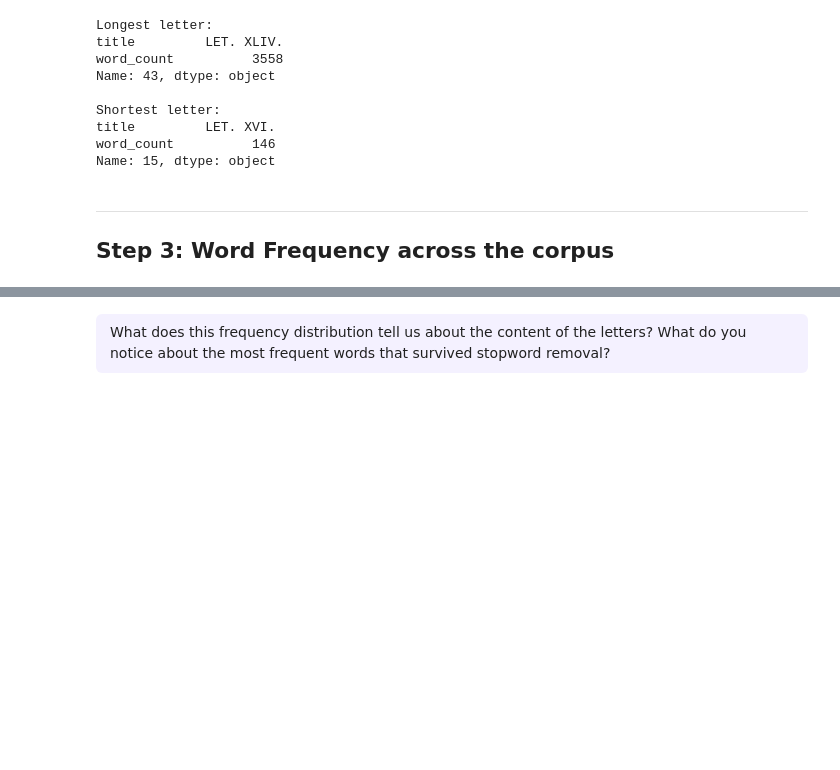
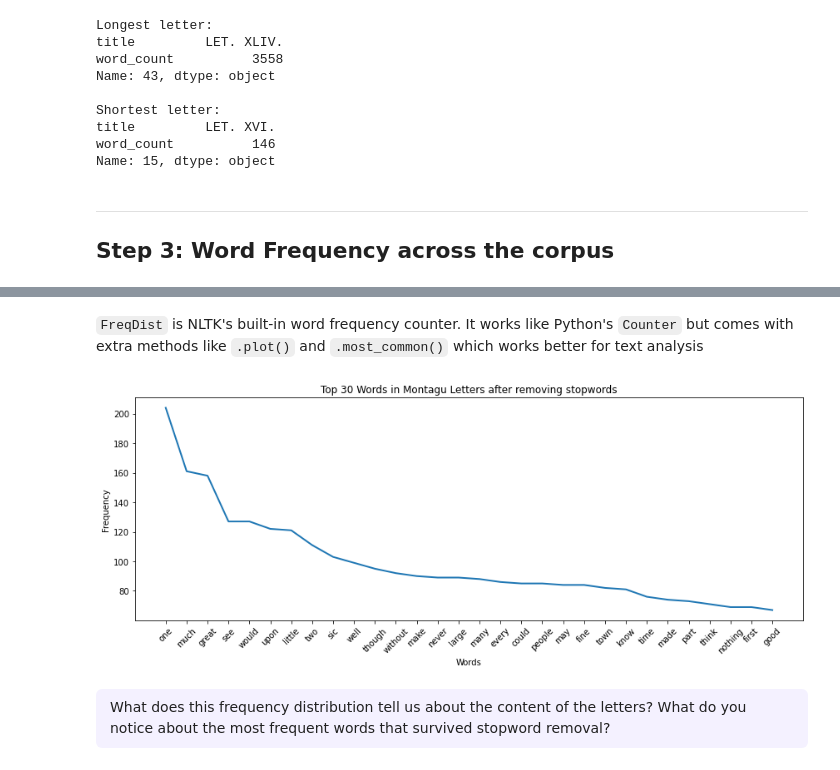
Before and after one commit to mervetekgurler/montagu, a Jupyter notebook: units/03_unit/3-1_corpus_level_text_analysis_montagu.ipynb, the cells around one changed output, grey strips where cells are left out. Cells and saved outputs as stored; diff of their text form; code cells hidden in the pictures; blank space fills up the shorter version.

```diff
--- a/units/03_unit/3-1_corpus_level_text_analysis_montagu.ipynb
+++ b/units/03_unit/3-1_corpus_level_text_analysis_montagu.ipynb
@@ -430,6 +430,7 @@ In 2-4 we counted words in a single letter. Now let's pool all 58 letters into o
 # %%
 # Join all letter bodies into one big string, then tokenize
 all_text = ' '.join(montagu['body'].tolist())
-all_tokens = word_tokenize(all_text)
+all_tokens = [token.lower() for token in word_tokenize(all_text) if token.isalpha()]
 
 print(f"Total tokens across all letters: {len(all_tokens)}")
+print(f"Unique tokens: {len(set(all_tokens))}")
@@ -436,9 +442,9 @@ print(f"Total tokens across all letters: {len(all_tokens)}")
 # %%
 # Clean: lowercase, alphabetic only, remove stopwords
-filtered_tokens = [
+tokens_no_stopwords = [
     word.lower() for word in all_tokens
     if word.lower() not in stop_words and word.isalpha()
 ]
 
-print(f"Tokens after filtering: {len(filtered_tokens)}")
-print(f"Unique tokens: {len(set(filtered_tokens))}")
+print(f"Tokens after filtering: {len(tokens_no_stopwords)}")
+print(f"Unique tokens: {len(set(tokens_no_stopwords))}")
@@ -456,6 +454,6 @@ Both produce exactly the same result.
 # %%
 # Frequency distribution using NLTK's FreqDist
-freq_dist = FreqDist(filtered_tokens)
+freq_dist_no_stopwords = FreqDist(tokens_no_stopwords)
 
 print("Top 20 most common words:")
-freq_dist.most_common(20)
+freq_dist_no_stopwords.most_common(20)
@@ -462,11 +482,19 @@ freq_dist.most_common(20)
+# %% [markdown]
+`FreqDist` is NLTK's built-in word frequency counter. It works like Python's `Counter` but comes with extra methods like `.plot()` and `.most_common()` which works better for text analysis
 # %%
 # Plot the top 30 words
 plt.figure(figsize=(12, 5))
-freq_dist.plot(30, cumulative=False)
-plt.xticks(rotation=45)
-plt.title('Top 30 Words in Montagu Letters')
+freq_dist_no_stopwords.plot(30, cumulative=False, show=False)
+plt.xticks(rotation=45)  # Rotate x-axis labels for better readability
+plt.tight_layout()  # Adjust layout to prevent clipping of tick-labels
+plt.grid(False)# no grid
+plt.title('Top 30 Words in Montagu Letters after removing stopwords')
+plt.xlabel("Words")
+plt.ylabel("Frequency")
 plt.tight_layout()
 plt.show()
+# %% [output]
+[figure, added]
 # %% [markdown]
 <div style="background: rgba(167, 139, 250, 0.12); border-radius: 6px; padding: 0.6em 1em; margin: 1.5em 0; font-weight: 500;">
   What does this frequency distribution tell us about the content of the letters? What do you notice about the most frequent words that survived stopword removal?
```
Also changed, not shown: parts of 68 cells of this notebook, 3 other files.
